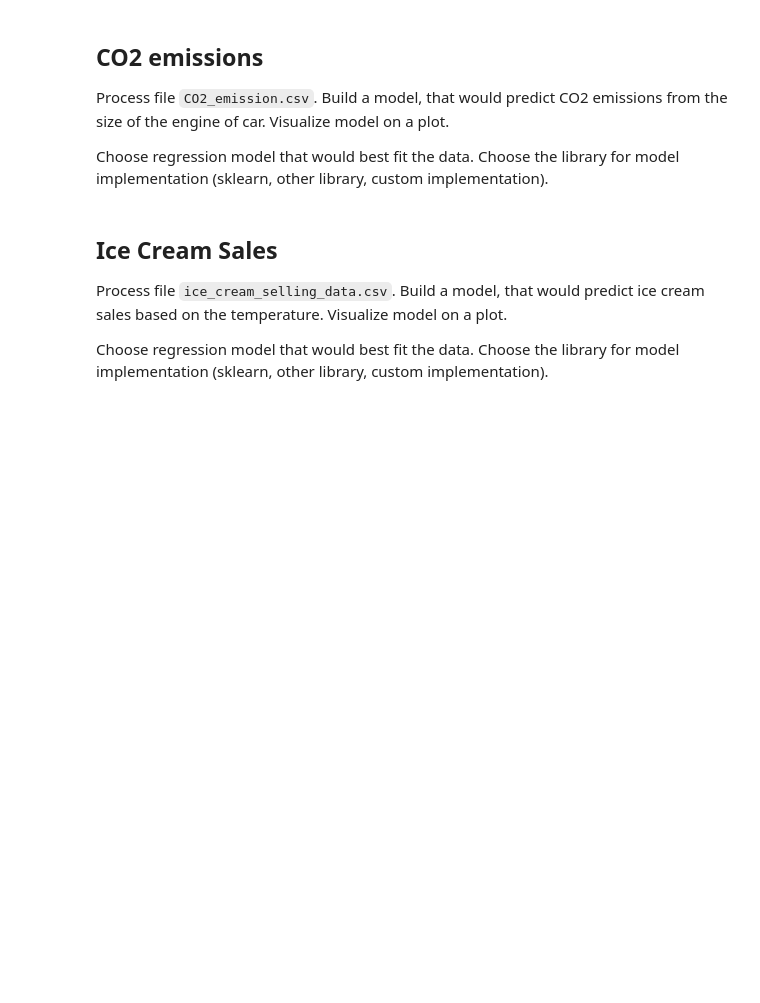
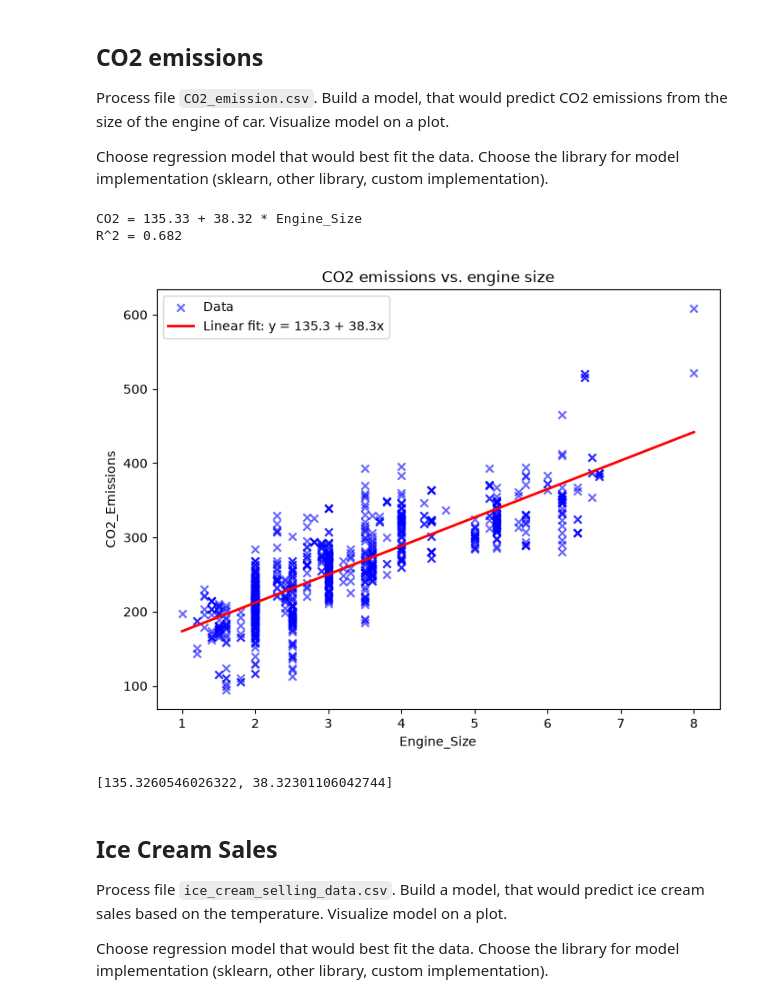
Before and after one commit to moon-1945/ida-labs, a Jupyter notebook: assignement-3.ipynb, the cells around one changed output. Drawn from its saved outputs; the diff is of its cells as text; code cells hidden in the pictures; blank space fills up the shorter version.

```diff
--- a/assignement-3.ipynb
+++ b/assignement-3.ipynb
@@ -29,7 +31,7 @@ def extract_texts_from_file(file_path):
     Returns:
         list: The list of texts as strings.
     """
-    return None
+    return pd.read_csv(file_path)
 
 data = extract_texts_from_file('resources/heart.csv')
 print(data[:50])
@@ -40,20 +60,61 @@ Process file `CO2_emission.csv`. Build a model, that would predict CO2 emissions
 
 Choose regression model that would best fit the data. Choose the library for model implementation (sklearn, other library, custom implementation).
 # %%
+import io
+import numpy as np
+import pandas as pd
+import matplotlib.pyplot as plt
+from sklearn.linear_model import LinearRegression
+from sklearn.metrics import r2_score
+
+
 def CO2_emissions(data):
     """
-    Build a model that would predict CO2 emissions from the size of the engine of car. Visualize model on a plot.
+    Build a model that would predict CO2 emissions from the size of the engine of car.
+    Visualize model on a plot.
 
     Args:
-        data: CO2 emissions data.
+        data: CO2 emissions data (CSV text, list of CSV lines, or DataFrame).
 
     Returns:
-        list: The list of model theta parameters.
+        list: The list of model theta parameters [theta_0 (intercept), theta_1 (slope)].
     """
-    return None
+    df = data.copy()
+
+    df = df[["Engine_Size", "CO2_Emissions"]].apply(pd.to_numeric, errors="coerce").dropna()
+
+    X = df[["Engine_Size"]].values
+    y = df["CO2_Emissions"].values
+
+    model = LinearRegression()
+    model.fit(X, y)
+
+    theta_0 = float(model.intercept_)
+    theta_1 = float(model.coef_[0])
+    print(f"CO2 = {theta_0:.2f} + {theta_1:.2f} * Engine_Size")
+    print(f"R^2 = {r2_score(y, model.predict(X)):.3f}")
+
+    x_line = np.linspace(X.min(), X.max(), 100).reshape(-1, 1)
+    plt.figure(figsize=(8, 6))
+    plt.scatter(X, y, color="blue", marker="x", alpha=0.6, label="Data")
+    plt.plot(x_line, model.predict(x_line), color="red", linewidth=2,
+             label=f"Linear fit: y = {theta_0:.1f} + {theta_1:.1f}x")
+    plt.xlabel("Engine_Size")
+    plt.ylabel("CO2_Emissions")
+    plt.title("CO2 emissions vs. engine size")
+    plt.legend()
+    plt.show()
+
+    return [theta_0, theta_1]
+
 
 data = extract_texts_from_file('resources/CO2_emission.csv')
 CO2_emissions(data)
+# %% [output]
+CO2 = 135.33 + 38.32 * Engine_Size
+R^2 = 0.682
+[figure, added]
+[135.3260546026322, 38.32301106042744]
 # %% [markdown]
 ## Ice Cream Sales
 
```
Also changed, not shown: parts of 14 cells of this notebook, 4 other files.
